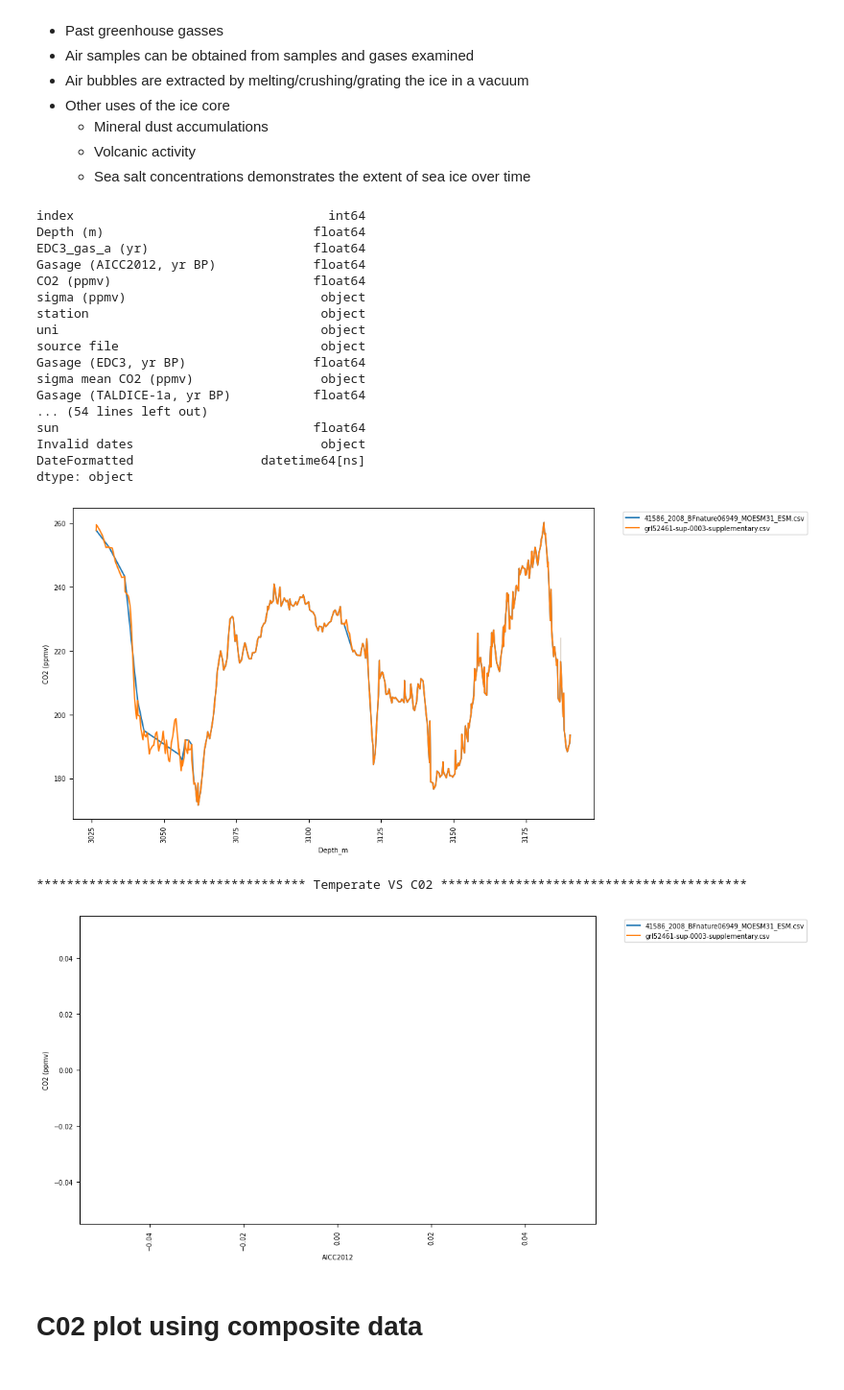
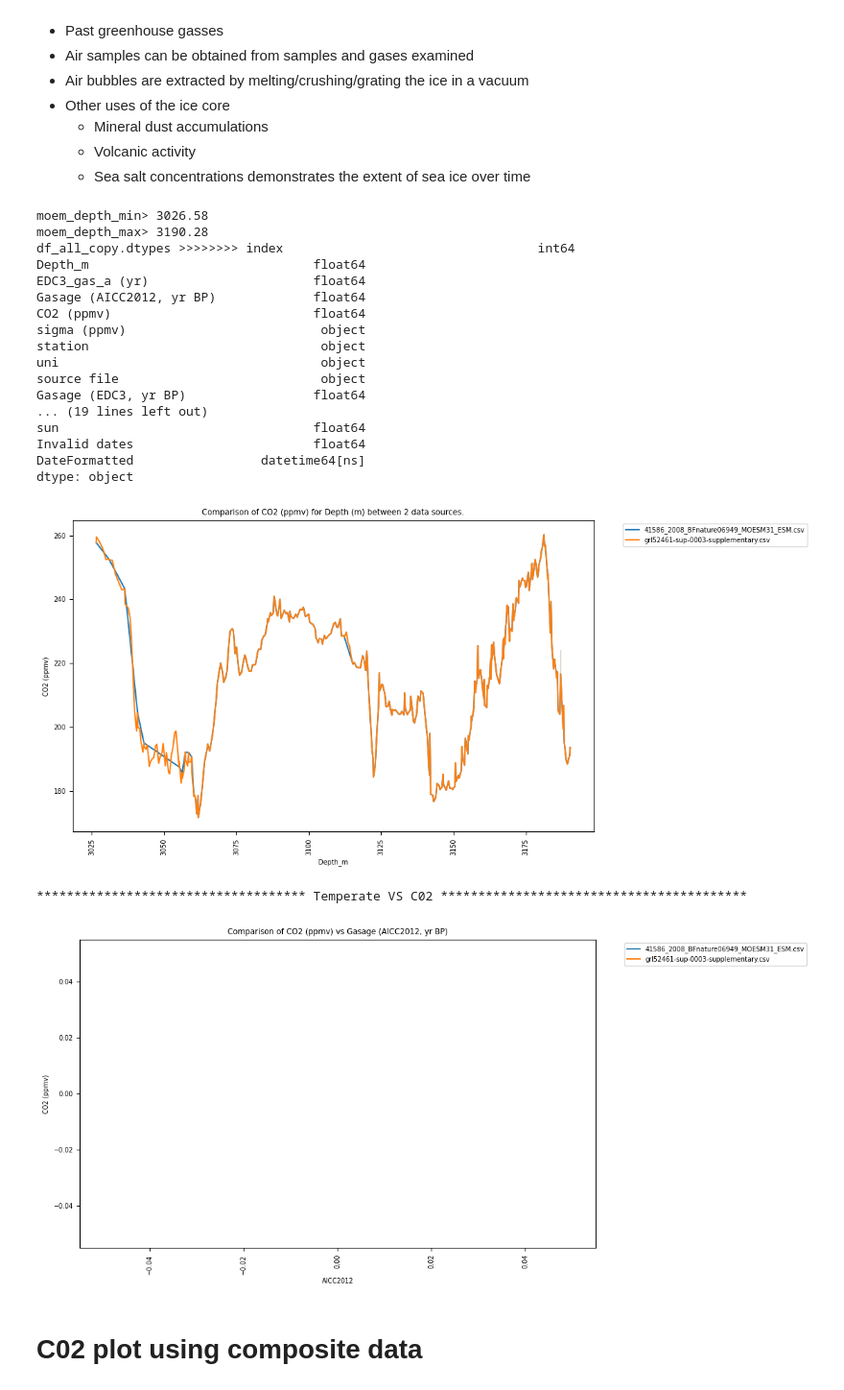
Before and after one commit to cpjm/pfda_project1, a Jupyter notebook: pfda_project2/project2.ipynb, the cells around one changed output. Shown at 96% size. Drawn from its saved outputs; the diff is of its cells as text; code cells hidden in the pictures.

```diff
--- a/pfda_project2/project2.ipynb
+++ b/pfda_project2/project2.ipynb
@@ -1104,8 +1160,8 @@ epicaDCdeuttempEDC3AICC=read_csv_strip('data/epicaDC.deuttemp.EDC3-AICC.csv', \
                True, True, True, True, date_columns=[])
 '''
 
-print('>>>>>>>>>epicaDCdeuttempEDC3AICC:', epicaDCdeuttempEDC3AICC.head())
-print('>>>>>>>>>epicaDCdeuttempEDC3AICC:', epicaDCdeuttempEDC3AICC.tail())
+#print('>>>>>>>>>epicaDCdeuttempEDC3AICC:', epicaDCdeuttempEDC3AICC.head())
+#print('>>>>>>>>>epicaDCdeuttempEDC3AICC:', epicaDCdeuttempEDC3AICC.tail())
 
 #epicaDCdeuttempEDC3AICC = pd.read_csv('data/epicaDC.deuttemp.EDC3-AICC.csv',  \
 #                   skiprows=92,   \
@@ -1118,7 +1174,8 @@ print('>>>>>>>>>epicaDCdeuttempEDC3AICC:', epicaDCdeuttempEDC3AICC.tail())
 
 epicaDCdeuttempEDC3AICC.rename(columns={'EDC3béta': 'EDC3_gas_a (yr)', \
                 'ztop': 'Depth (m)', \
-                   'CO2 (ppmv).1': 'CO2 (ppmv)' }, inplace=True)
+                   'CO2 (ppmv).1': 'CO2 (ppmv)', #
+                    'deutfinal' : 'Deuterium'    }, inplace=True)
 
 #Now add in some constants to standardise the data frame
 epicaDCdeuttempEDC3AICC['station'] = 'EPICA Dome C'
@@ -1128,6 +1185,8 @@ epicaDCdeuttempEDC3AICC['uni'] = 'NOAA/NCDC'
 #Call it Temperature as per other data sets
 epicaDCdeuttempEDC3AICC['Temperature'] = kelvinToCelsius(epicaDCdeuttempEDC3AICC['temp'])
 
+print(epicaDCdeuttempEDC3AICC.head(30))
+
 # write out to csv, may not be necessary, but handy for checking data
 save_filename = 'data/generated/epicaDC.deuttemp.EDC3-AICC.csv.new.csv'
 if os.path.isfile(save_filename): os.remove(save_filename) # delete if exists
@@ -1203,7 +1334,8 @@ smd_pd: -  Soil Moisture Deficits(mm) poorly drained
 ind:    -  Indicator (i)
 # %%
 # Open and process the Met Eireann weather data
-met=pd.read_csv('data/Met Eireann/dly532.csv', skiprows=25, sep=',',usecols = ['date','maxtp','mintp','rain','sun','wdsp'])
+met=pd.read_csv('data/Met Eireann/dly532.csv', skiprows=25, sep=',',\
+                usecols = ['date','maxtp','mintp','rain','sun','wdsp','hm'],parse_dates=["date"])
 
 df1 = met.filter(like='date')
 met['Invalid dates']=((df1.apply(lambda x:pd.to_datetime(x,format='%d-%m-%Y',errors='coerce'))
@@ -1216,36 +1348,35 @@ save_filename = 'data/generated/met_new.csv'
 if os.path.isfile(save_filename): os.remove(save_filename) # delete if exists
 met.to_csv(save_filename, index=False)
 
-#print(met.dtypes)
+print(met.dtypes)
 #print(met.describe())
 #rint(met.head())
 
-
 # sub set of data for 1 day per month e.g. 01/01/1900
-met_1day_per_month= met[met['date'].str.startswith('01-')].copy() # onlysubset of data, extract for 2022
+met_1day_per_month= met[met['date'].dt.day == 1].copy() # onlysubset of data, extract for 2022
 met_1day_per_month['date'] = pd.to_datetime(met_1day_per_month['date'], format='%d-%b-%Y') # convert string date column to an actual date datatype
 met_1day_per_month['month'] = met_1day_per_month['date'].dt.strftime('%b') # create new column with 3 char month
 
 # sub set of data for year 2010, as rainfall looks interesting (read high!)
 # here we drill down even closer to the full year's data
-met_2010= met[met['date'].str.endswith('-2010')].copy() # onlysubset of data, extract for 2022
+met_2010= met[met['date'].dt.year == 2010].copy() # onlysubset of data, extract for 2022
 met_2010['date'] = pd.to_datetime(met_2010['date'], format='%d-%b-%Y') # convert string date column to an actual date datatype
 met_2010['month'] = met_2010['date'].dt.strftime('%b') # create new column with 3 char month
 
 # sub set of data for 09/2010, as rainfall looks interesting (read high!)
 # here we drill down even closer to the full month's data
-met_2010_09= met[met['date'].str.endswith('-sep-2010')].copy() # onlysubset of data, extract for Sep 2010
+met_2010_09= met[(met['date'].dt.year == 2010) & (met['date'].dt.month == 9)] # onlysubset of data, extract for Sep 2010
 met_2010_09['date'] = pd.to_datetime(met_2010_09['date'], format='%d-%b-%Y') # convert string date column to an actual date datatype
 met_2010_09['month'] = met_2010_09['date'].dt.strftime('%b') # create new column with 3 char month
 #print('>>>>>>>>>>>>>>>>>>>>>>>>>>>>>>>>met_2010_09.head',met_2010_09.head())
 
 # sub set of data for year 2020, as rainfall looks interesting (read high!)
-met_2020= met[met['date'].str.endswith('-2020')].copy() # onlysubset of data, extract for 2020
+met_2020= met[met['date'].dt.year == 2020].copy() # onlysubset of data, extract for 2020
 met_2020['date'] = pd.to_datetime(met_2020['date'], format='%d-%b-%Y') # convert string date column to an actual date datatype
 met_2020['month'] = met_2020['date'].dt.strftime('%b') # create new column with 3 char month
 
 # sub set of data for year 1980, as rainfall looks interesting (read high!)
-met_1980= met[met['date'].str.endswith('-1980')].copy() # onlysubset of data, extract for 1980
+met_1980= met[met['date'].dt.year == 1980].copy() # onlysubset of data, extract for 1980
 met_1980['date'] = pd.to_datetime(met_1980['date'], format='%d-%b-%Y') # convert string date column to an actual date datatype
 met_1980['month'] = met_1980['date'].dt.strftime('%b') # create new column with 3 char month
 
@@ -1258,13 +1389,12 @@ met_1980['month'] = met_1980['date'].dt.strftime('%b') # create new column with
 # 56-63 knots - Violent Storm
 # 64+ knots - Hurricane
 met_winds_of_interest=met[met['wdsp'] > 10].copy()
-print('met_storms.shape>', met_winds_of_interest.shape)
-print('>>>>>>>>>>>>>>>>>>>>>>>>>>>>>>>>met_winds_of_interest.head',met_winds_of_interest.head())
+#print('met_storms.shape>', met_winds_of_interest.shape)
+#print('>>>>>>>>>>>>>>>>>>>>>>>>>>>>>>>>met_winds_of_interest.head',met_winds_of_interest.head())
 
 # 48-55 knots
 # ref: https://www.hastings.gov.uk/content/event-planning/pdfs/Beaufort_Wind_Scale.pdf
 #met_whole_Gale_or_storm=met[met['wdsp']>=48 & met['wdsp']<=55].copy()
-met_whole_Gale_or_storm=met[met['wdsp'].between(48, 55)].copy()
 #print('met_whole_Gale_or_storm.shape>', met_whole_Gale_or_storm.shape)
 
 
@@ -1764,7 +1997,7 @@ Analysis and information can be obtained for:
 # %%
 # Build a list of the numerical variables, and then use in a loop.
 # ref https://seaborn.pydata.org/generated/seaborn.histplot.html
-print(all_combined.dtypes)
+#print(all_combined.dtypes)
 #numeric_vars = ['(Depth m)', 'EDC3_gas_a (yr)', 'Gasage (AICC2012, yr BP)', 'CO2 (ppmv)', 'sigma (ppmv)']
 
 numeric_vars = ['Depth (m)', 'EDC3_gas_a (yr)', 'Gasage (AICC2012, yr BP)', 'CO2 (ppmv)', 'sigma (ppmv)']
@@ -1800,7 +2033,7 @@ plt.figure(figsize=(10, 6))
 sns.lineplot(y='CO2 (ppmv)', x='Depth_m', data=df_all_copy, hue='source file')
 plt.legend(bbox_to_anchor=(1.05, 1), loc='upper left')
 plt.xticks(rotation=90)
-plt.title='Comparison of CO2 (ppmv) for Depth (m) between 2 data sources.'
+plt.title('Comparison of CO2 (ppmv) for Depth (m) between 2 data sources.')
 plt.show()
 
 
@@ -1809,43 +2042,43 @@ plt.show()
 #################################
 #
 print('************************************ Temperate VS C02 *****************************************')
 
 #df_all_copy=all_combined.copy()
 #df_all_copy= df_all_copy[df_all_copy['Temperature'] > 0].copy()
 #df_all_copy = df_all_copy.reset_index()
 
 #print('TEMP BEFORE FILTER df_all_copy.shape[0] >>>>>', df_all_copy.shape[0])
 #print('TEMP AFTER FILTER df_all_copy.shape[0] >>>>>', df_all_copy.shape[0])
 #print('################################## Temperature VS C02 dtypes>>>>>>>>',df_all_copy.dtypes)
 #print('################################## Temperature VS C02 Describe>>>>>>>>',df_all_copy.describe())
 
 plt.figure(figsize=(10, 6))
 sns.lineplot(y='CO2 (ppmv)', x='AICC2012', data=df_all_copy, hue='source file')
 plt.legend(bbox_to_anchor=(1.05, 1), loc='upper left')
 plt.xticks(rotation=90)
-plt.title='Comparison of CO2 (ppmv) vs Gasage (AICC2012, yr BP)'
+plt.title('Comparison of CO2 (ppmv) vs Gasage (AICC2012, yr BP)')
 plt.show()
 # %% [output]
-index                                  int64
-Depth (m)                            float64
+moem_depth_min> 3026.58
+moem_depth_max> 3190.28
+df_all_copy.dtypes >>>>>>>> index                                  int64
+Depth_m                              float64
 EDC3_gas_a (yr)                      float64
 Gasage (AICC2012, yr BP)             float64
 CO2 (ppmv)                           float64
 sigma (ppmv)                          object
 station                               object
 uni                                   object
 source file                           object
 Gasage (EDC3, yr BP)                 float64
-sigma mean CO2 (ppmv)                 object
-Gasage (TALDICE-1a, yr BP)           float64
-... (54 lines left out)
+... (19 lines left out)
 sun                                  float64
-Invalid dates                         object
+Invalid dates                        float64
 DateFormatted                 datetime64[ns]
 dtype: object
-[figure, old version]
+[figure, new version]
 ************************************ Temperate VS C02 *****************************************
-[figure, old version]
+[figure, new version]
 # %% [markdown]
 # C02 plot using composite data
 # %%
```
Also changed, not shown: parts of 25 cells of this notebook, 10 other files.
